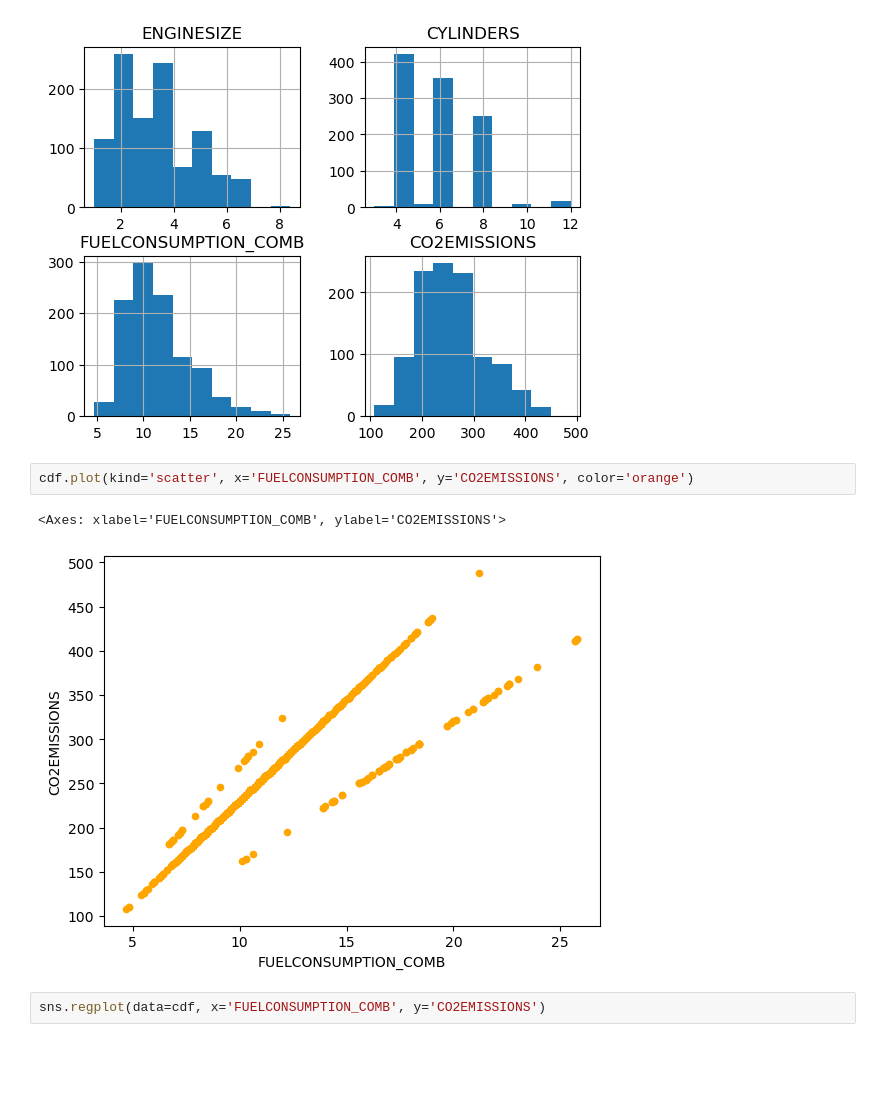
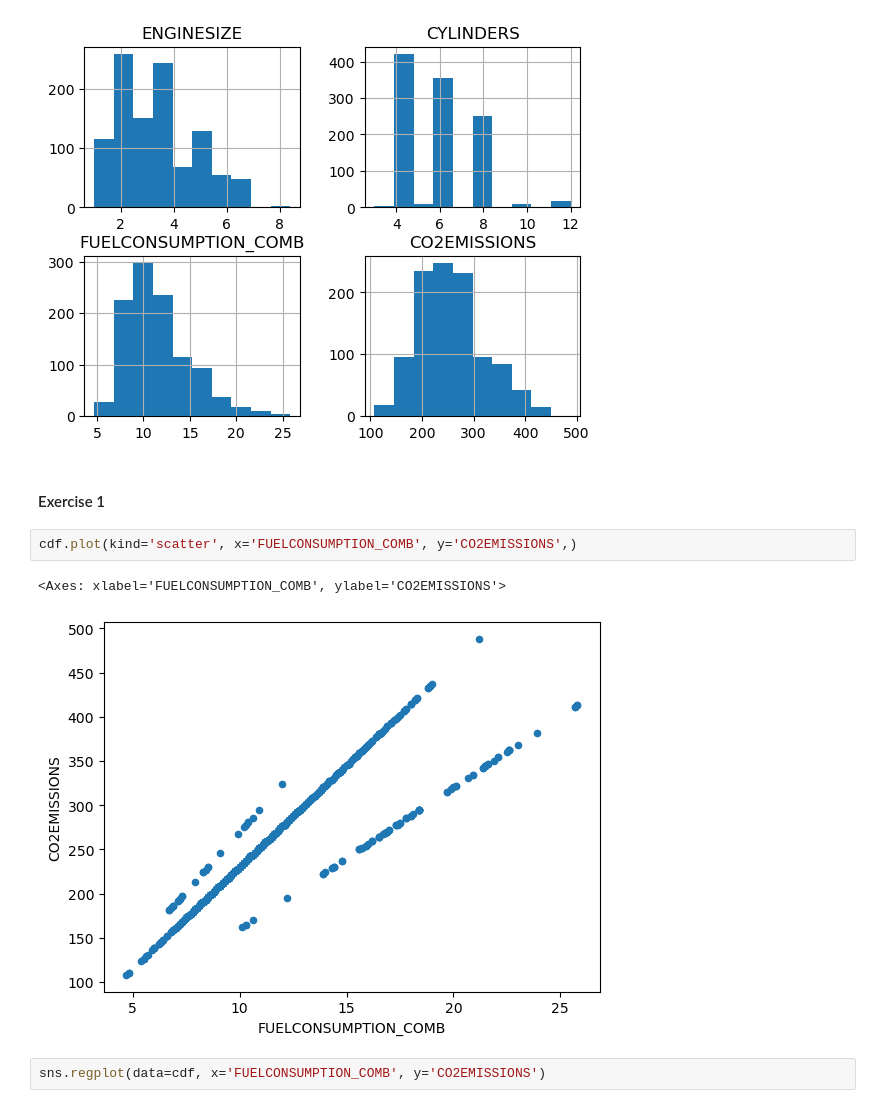
Before and after one commit to 0xrsfagundes/IBM, a Jupyter notebook: IBM/Machine Learning with Python/Machine Learning with Python - Lab1.ipynb, the cells around one changed output. Saved outputs shown, nothing was run; the diff lists cells and outputs as text; blank space fills up the shorter version.

```diff
--- a/IBM/Machine Learning with Python/Machine Learning with Python - Lab1.ipynb
+++ b/IBM/Machine Learning with Python/Machine Learning with Python - Lab1.ipynb
@@ -62,11 +65,13 @@ array([[<Axes: title={'center': 'ENGINESIZE'}>,
        [<Axes: title={'center': 'FUELCONSUMPTION_COMB'}>,
         <Axes: title={'center': 'CO2EMISSIONS'}>]], dtype=object)
 [figure]
+# %% [markdown]
+#### Exercise 1
 # %%
-cdf.plot(kind='scatter', x='FUELCONSUMPTION_COMB', y='CO2EMISSIONS', color='orange')
+cdf.plot(kind='scatter', x='FUELCONSUMPTION_COMB', y='CO2EMISSIONS',)
 # %% [output]
 <Axes: xlabel='FUELCONSUMPTION_COMB', ylabel='CO2EMISSIONS'>
-[figure, old version]
+[figure, new version]
 # %%
 sns.regplot(data=cdf, x='FUELCONSUMPTION_COMB', y='CO2EMISSIONS')
 # %% [output]
```
Also changed, not shown: parts of 10 cells of this notebook, 1 other file.
